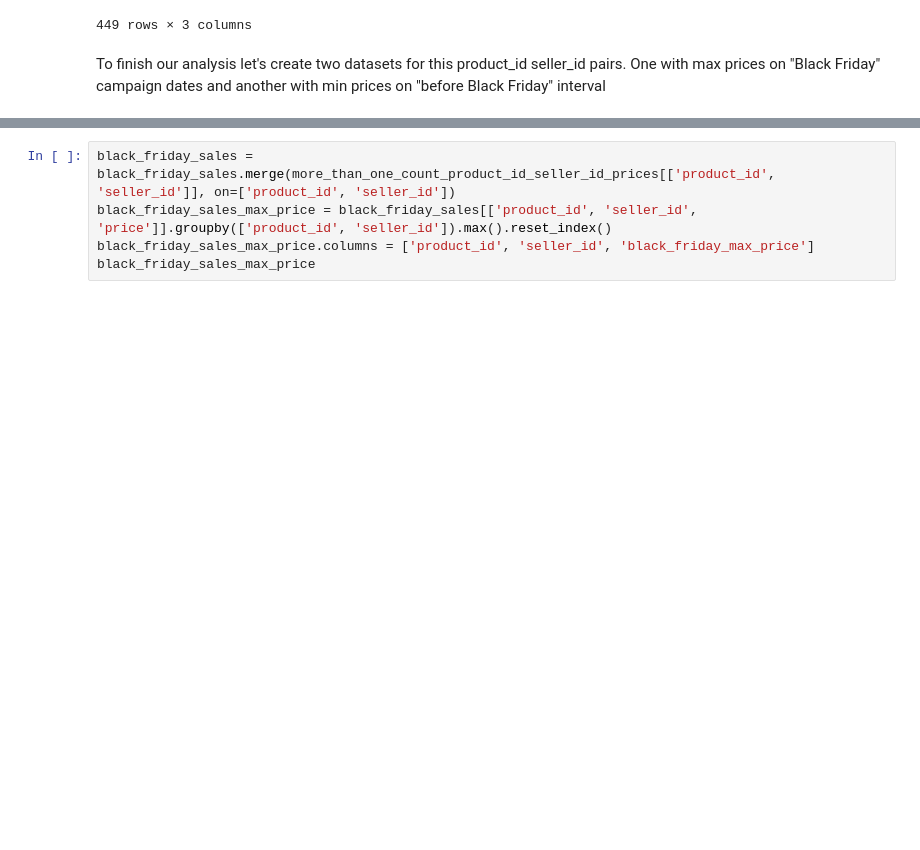
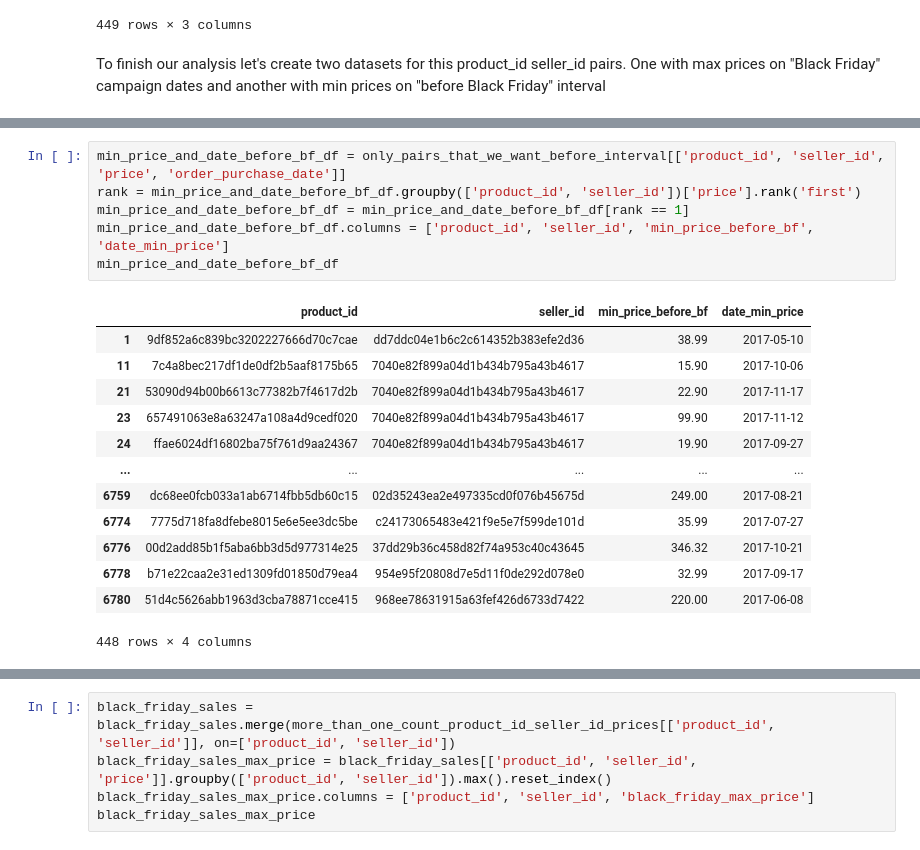
Before and after one commit to MaratJilikbaev/brazilian_e_commerce, a Jupyter notebook: research/goal_realization.ipynb, the cells around one changed output, grey strips where cells are left out. Drawn from its saved outputs; the diff is of its cells as text; blank space fills up the shorter version.

```diff
--- a/research/goal_realization.ipynb
+++ b/research/goal_realization.ipynb
@@ -1038,0 +1063,20 @@ To finish our analysis let's create two datasets for this product_id seller_id p
+# %%
+min_price_and_date_before_bf_df = only_pairs_that_we_want_before_interval[['product_id', 'seller_id', 'price', 'order_purchase_date']]
+rank = min_price_and_date_before_bf_df.groupby(['product_id', 'seller_id'])['price'].rank('first')
+min_price_and_date_before_bf_df = min_price_and_date_before_bf_df[rank == 1]
+min_price_and_date_before_bf_df.columns = ['product_id', 'seller_id', 'min_price_before_bf', 'date_min_price']
+min_price_and_date_before_bf_df
+# %% [output]
+|  | product_id | seller_id | min_price_before_bf | date_min_price |
+| 1 | 9df852a6c839bc3202227666d70c7cae | dd7ddc04e1b6c2c614352b383efe2d36 | 38.99 | 2017-05-10 |
+| 11 | 7c4a8bec217df1de0df2b5aaf8175b65 | 7040e82f899a04d1b434b795a43b4617 | 15.90 | 2017-10-06 |
+| 21 | 53090d94b00b6613c77382b7f4617d2b | 7040e82f899a04d1b434b795a43b4617 | 22.90 | 2017-11-17 |
+| 23 | 657491063e8a63247a108a4d9cedf020 | 7040e82f899a04d1b434b795a43b4617 | 99.90 | 2017-11-12 |
+| 24 | ffae6024df16802ba75f761d9aa24367 | 7040e82f899a04d1b434b795a43b4617 | 19.90 | 2017-09-27 |
+| ... | ... | ... | ... | ... |
+| 6759 | dc68ee0fcb033a1ab6714fbb5db60c15 | 02d35243ea2e497335cd0f076b45675d | 249.00 | 2017-08-21 |
+| 6774 | 7775d718fa8dfebe8015e6e5ee3dc5be | c24173065483e421f9e5e7f599de101d | 35.99 | 2017-07-27 |
+| 6776 | 00d2add85b1f5aba6bb3d5d977314e25 | 37dd29b36c458d82f74a953c40c43645 | 346.32 | 2017-10-21 |
+| 6778 | b71e22caa2e31ed1309fd01850d79ea4 | 954e95f20808d7e5d11f0de292d078e0 | 32.99 | 2017-09-17 |
+| 6780 | 51d4c5626abb1963d3cba78871cce415 | 968ee78631915a63fef426d6733d7422 | 220.00 | 2017-06-08 |
+448 rows × 4 columns
```
Also changed, not shown: parts of 7 cells of this notebook.
